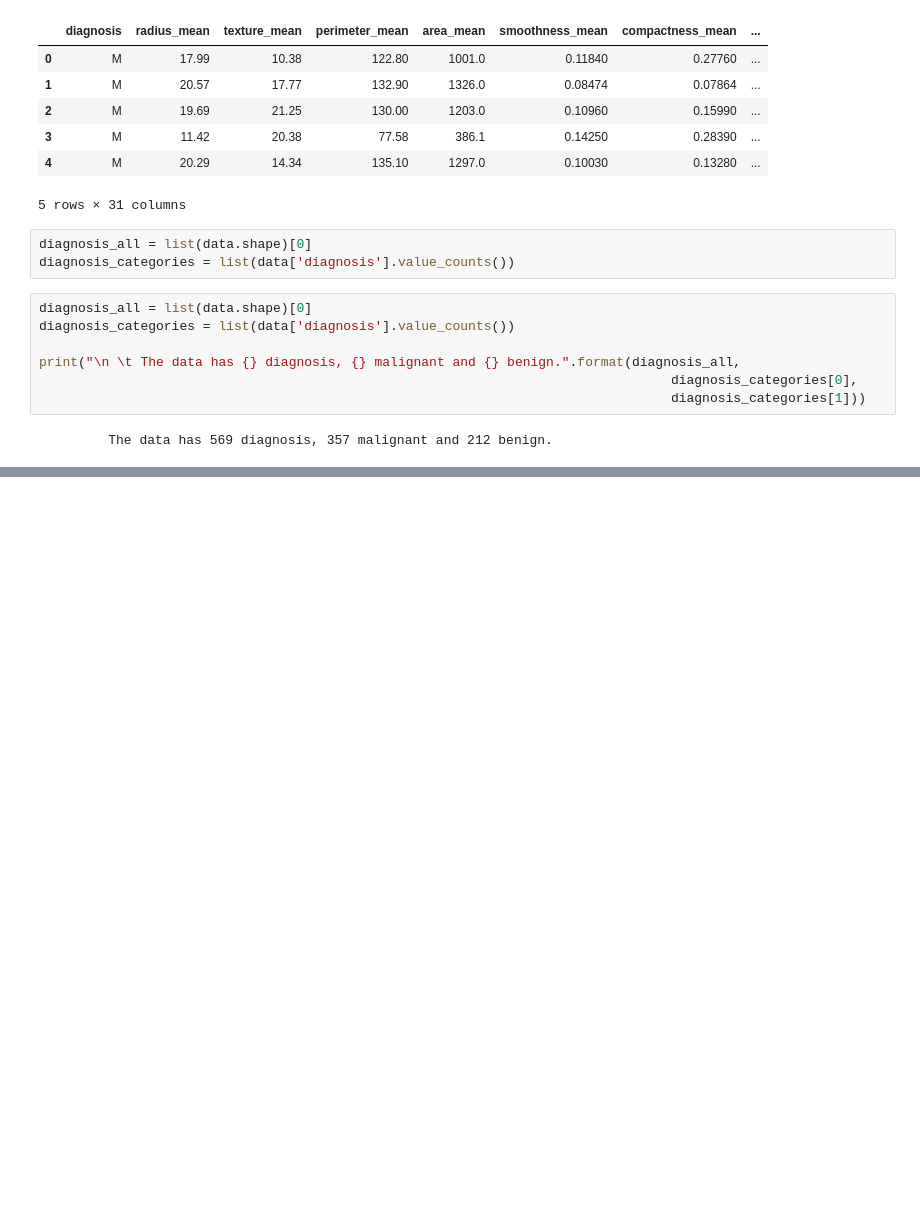
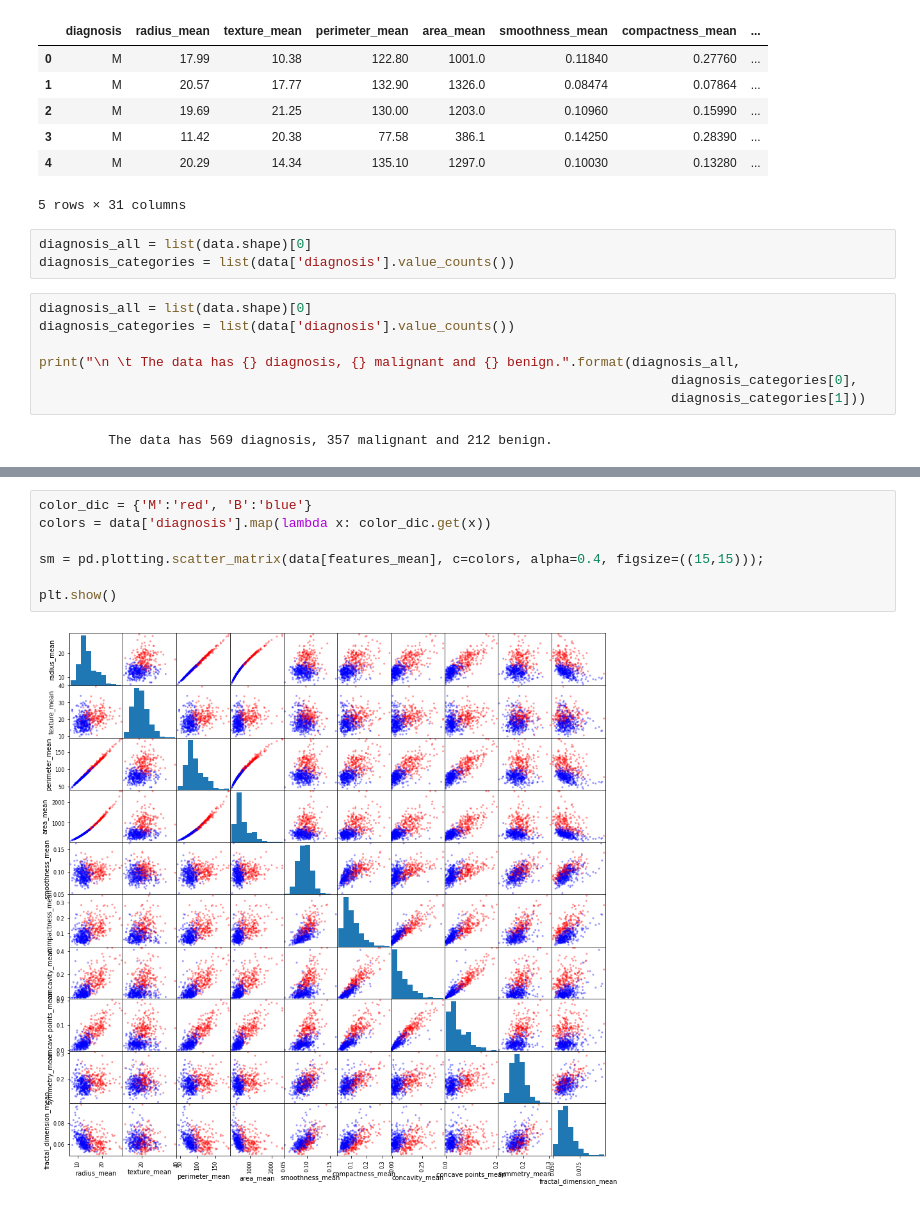
Before and after one commit to Biomedical-Data-Acquisition-and-Mining/homework_0429-chaoneng, a Jupyter notebook: Homework0429.ipynb, the cells around one changed output, grey strips where cells are left out. Saved outputs shown, nothing was run; the diff lists cells and outputs as text; blank space fills up the shorter version.

```diff
--- a/Homework0429.ipynb
+++ b/Homework0429.ipynb
@@ -156,0 +165,9 @@ print("\n \t The data has {} diagnosis, {} malignant and {} benign.".format(diag
+# %%
+color_dic = {'M':'red', 'B':'blue'}
+colors = data['diagnosis'].map(lambda x: color_dic.get(x))
+
+sm = pd.plotting.scatter_matrix(data[features_mean], c=colors, alpha=0.4, figsize=((15,15)));
+
+plt.show()
+# %% [output]
+[figure, added]
```
Also changed, not shown: parts of 15 cells of this notebook.
